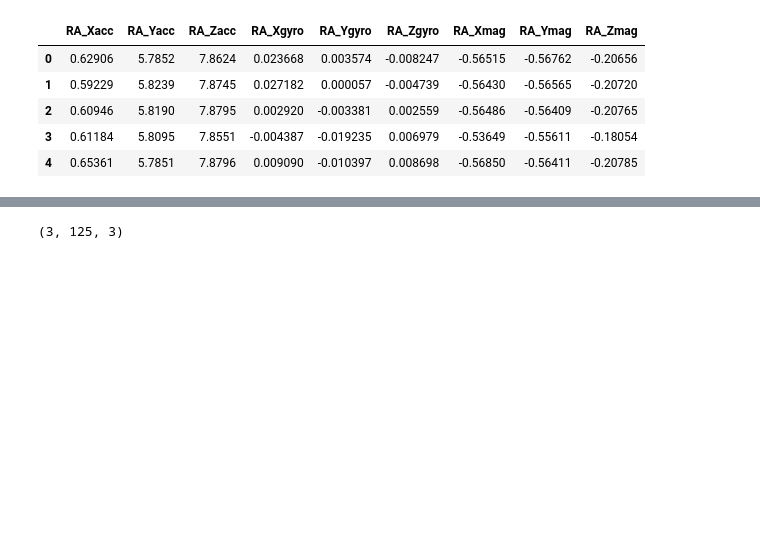
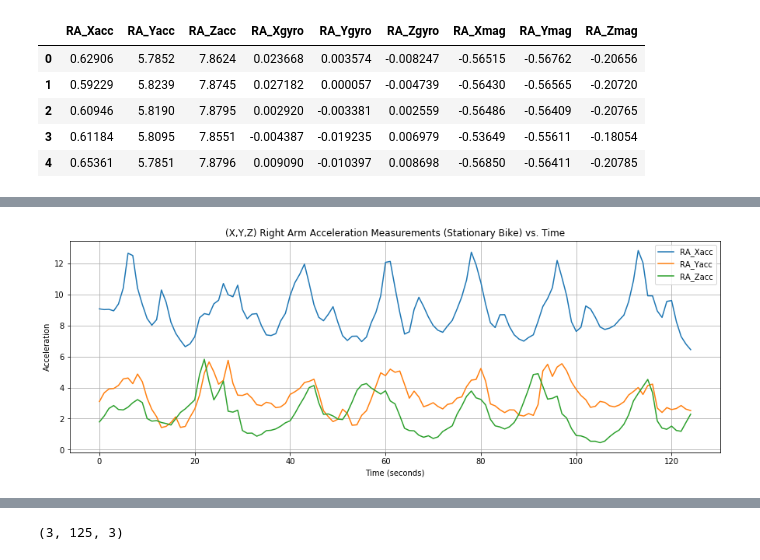
Before and after one commit to DataBeast03/DataBeast, a Jupyter notebook: MachineLearning/CNN_Activity_Classification/CNN_Activity_Classification.ipynb, the cells around one changed output, grey strips where cells are left out. Drawn from its saved outputs; the diff is of its cells as text; code cells hidden in the pictures; blank space fills up the shorter version.

```diff
--- a/MachineLearning/CNN_Activity_Classification/CNN_Activity_Classification.ipynb
+++ b/MachineLearning/CNN_Activity_Classification/CNN_Activity_Classification.ipynb
@@ -160,0 +211,12 @@ player_data[1][1].head()
+# %%
+ax = \
+player_data[9][1][["RA_Xacc", "RA_Yacc", "RA_Zacc"]].plot(\
+    title = "(X,Y,Z) Right Arm Acceleration Measurements (Stationary Bike) vs. Time",
+    figsize=(15,5));
+
+ax.set_xlabel("Time (seconds)")
+ax.set_ylabel("Acceleration");
+plt.grid()
+plt.savefig("./images/RA_bike_ACC.png")
+# %% [output]
+[figure, added]
```
Also changed, not shown: parts of 28 cells of this notebook, 5 other files.
